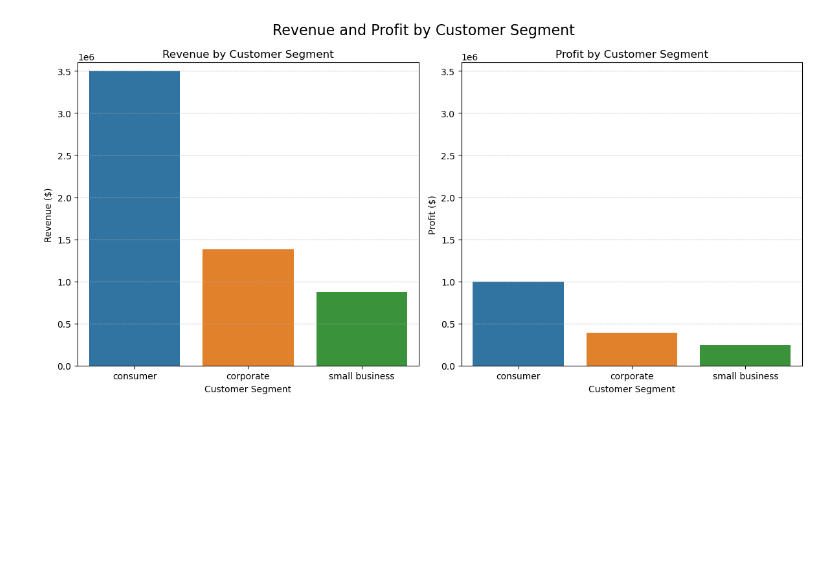
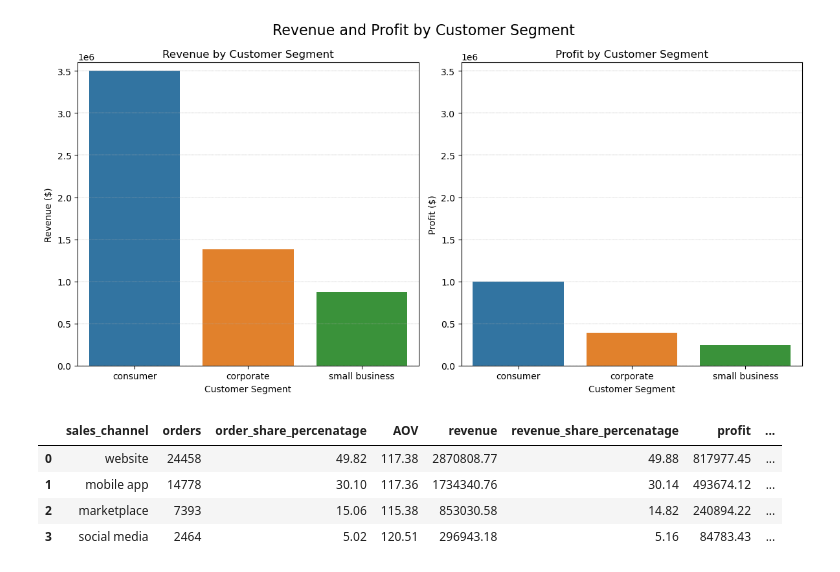
Before and after one commit to Erfan-Taherirani/Data_Science, a Jupyter notebook: E-Commerce_Orders_Analysis/notebooks/visualizations/sales_analysis.ipynb, the cells around one changed output. Saved outputs shown, nothing was run; the diff lists cells and outputs as text; code cells hidden in the pictures; blank space fills up the shorter version.

```diff
--- a/E-Commerce_Orders_Analysis/notebooks/visualizations/sales_analysis.ipynb
+++ b/E-Commerce_Orders_Analysis/notebooks/visualizations/sales_analysis.ipynb
@@ -50,3 +50,12 @@ plt.tight_layout()
 plt.show()
 # %% [output]
 [figure]
+# %%
+df = pd.read_csv("../../data/processed/sales/sales_channel_analysis.csv")
+df
+# %% [output]
+|  | sales_channel | orders | order_share_percenatage | AOV | revenue | revenue_share_percenatage | profit | ... |
+| 0 | website | 24458 | 49.82 | 117.38 | 2870808.77 | 49.88 | 817977.45 | ... |
+| 1 | mobile app | 14778 | 30.10 | 117.36 | 1734340.76 | 30.14 | 493674.12 | ... |
+| 2 | marketplace | 7393 | 15.06 | 115.38 | 853030.58 | 14.82 | 240894.22 | ... |
+| 3 | social media | 2464 | 5.02 | 120.51 | 296943.18 | 5.16 | 84783.43 | ... |
```
Also changed, not shown: parts of 2 cells of this notebook, 12 other files.
